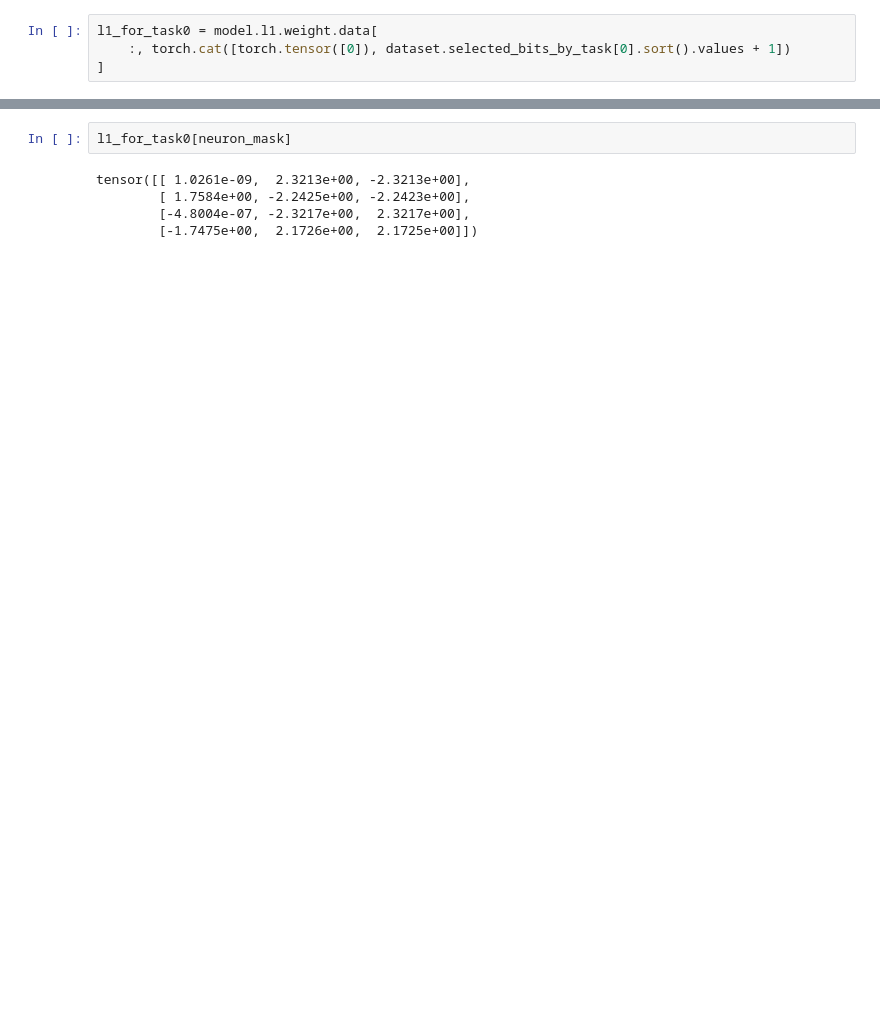
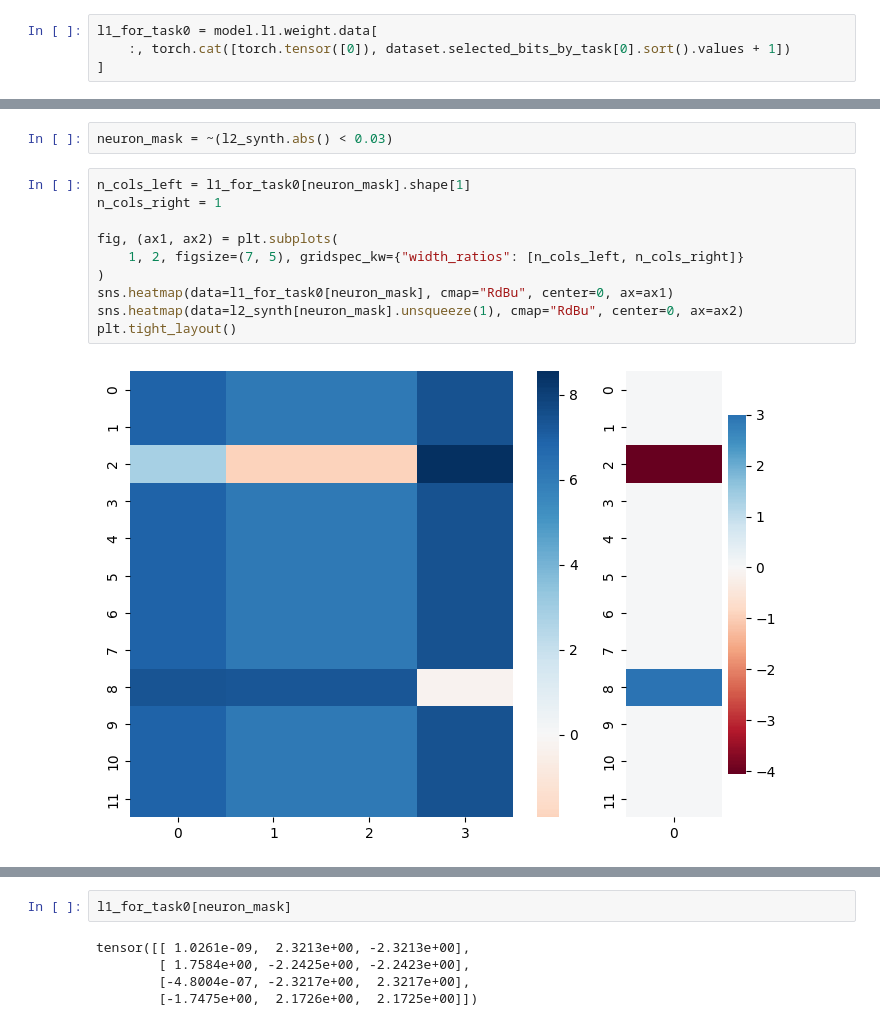
Before and after one commit to jackpeck/spd, a Jupyter notebook: spd/experiments/multitask_sparse_parity/examining_how_mtsp_model_works.ipynb, the cells around one changed output, grey strips where cells are left out. Drawn from its saved outputs; the diff is of its cells as text; blank space fills up the shorter version.

```diff
--- a/spd/experiments/multitask_sparse_parity/examining_how_mtsp_model_works.ipynb
+++ b/spd/experiments/multitask_sparse_parity/examining_how_mtsp_model_works.ipynb
@@ -109,0 +131,14 @@ sns.heatmap(data=l1_for_task0[neuron_mask], cmap='RdBu', center=0)
+# %%
+neuron_mask = ~(l2_synth.abs() < 0.03)
+# %%
+n_cols_left = l1_for_task0[neuron_mask].shape[1]
+n_cols_right = 1
+
+fig, (ax1, ax2) = plt.subplots(
+    1, 2, figsize=(7, 5), gridspec_kw={"width_ratios": [n_cols_left, n_cols_right]}
+)
+sns.heatmap(data=l1_for_task0[neuron_mask], cmap="RdBu", center=0, ax=ax1)
+sns.heatmap(data=l2_synth[neuron_mask].unsqueeze(1), cmap="RdBu", center=0, ax=ax2)
+plt.tight_layout()
+# %% [output]
+[figure, added]
```
Also changed, not shown: parts of 16 cells of this notebook, 2 other files.
